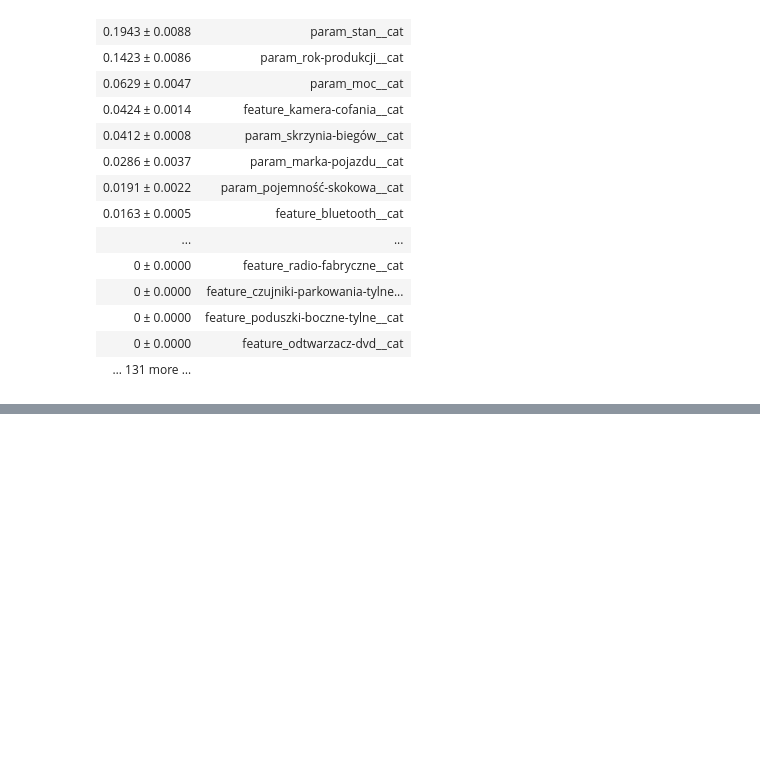
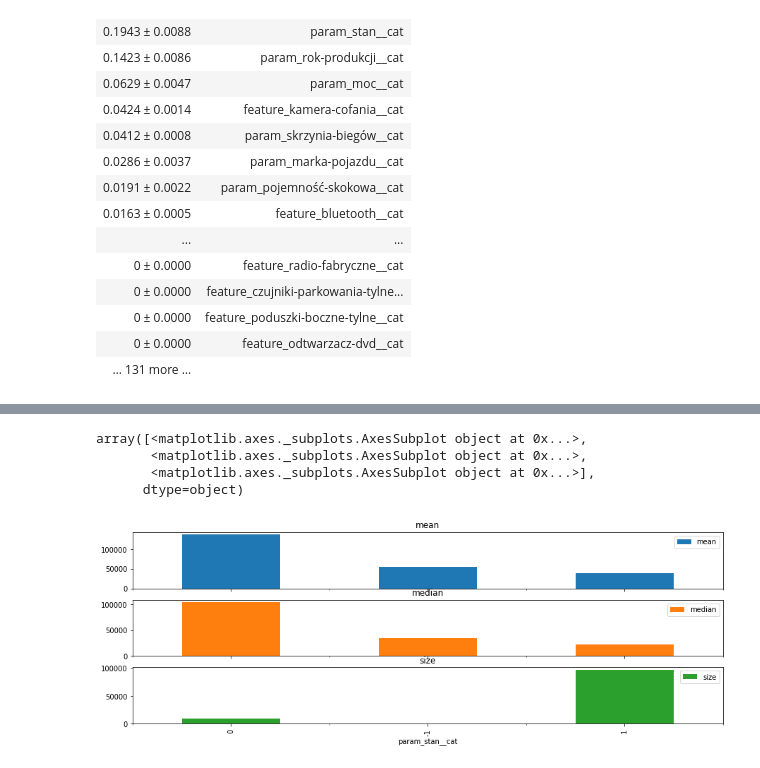
Before and after one commit to nataliawojak/dw_matrix_car, a Jupyter notebook: day3_simple_model.ipynb, the cells around one changed output, grey strips where cells are left out. Drawn from its saved outputs; the diff is of its cells as text; code cells hidden in the pictures; blank space fills up the shorter version.

```diff
--- a/day3_simple_model.ipynb
+++ b/day3_simple_model.ipynb
@@ -207,0 +236,8 @@ eli5.show_weights(imp,feature_names=cat_feats)
+# %%
+group_and_barplot('param_stan__cat')
+# %% [output]
+array([<matplotlib.axes._subplots.AxesSubplot object at 0x...>,
+       <matplotlib.axes._subplots.AxesSubplot object at 0x...>,
+       <matplotlib.axes._subplots.AxesSubplot object at 0x...>],
+      dtype=object)
+[figure, added]
```
Also changed, not shown: parts of 4 cells of this notebook.
